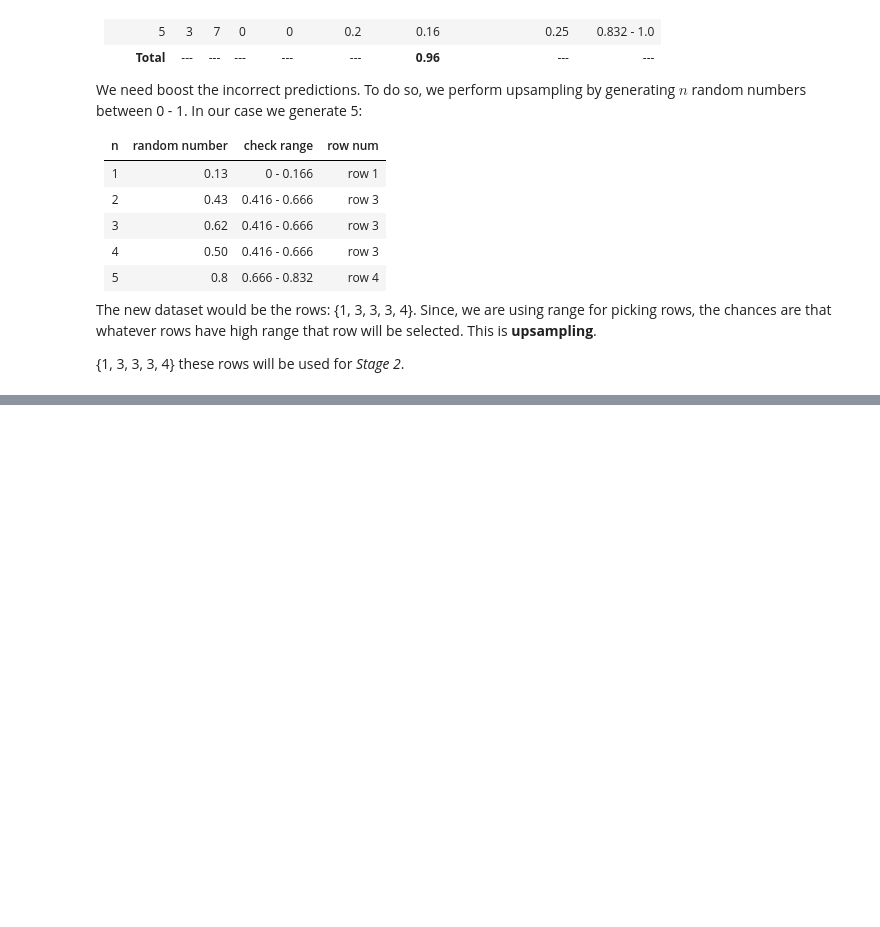
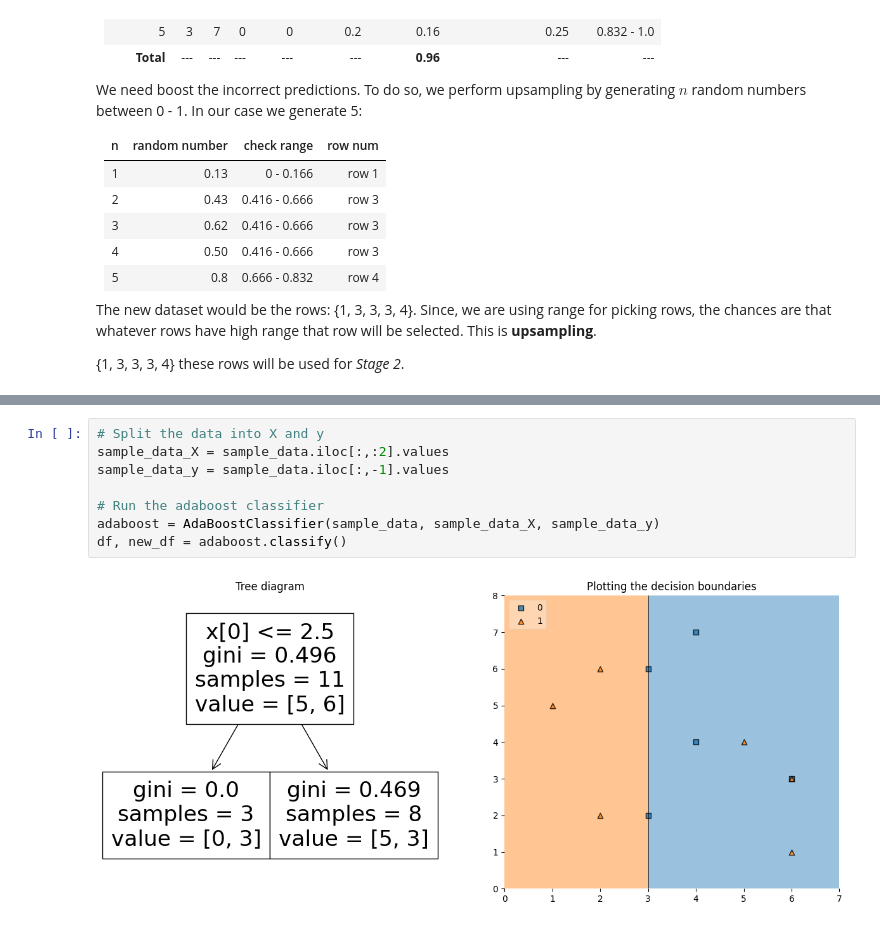
Before and after one commit to krutika-shimpi/MACHINE_LEARNING_MODELS, a Jupyter notebook: 08_EnsembleLearning/ML_ALGO_08_EnsembleLearning.ipynb, the cells around one changed output, grey strips where cells are left out. Cells and saved outputs as stored; diff of their text form; blank space fills up the shorter version.

```diff
--- a/08_EnsembleLearning/ML_ALGO_08_EnsembleLearning.ipynb
+++ b/08_EnsembleLearning/ML_ALGO_08_EnsembleLearning.ipynb
@@ -600,0 +730,10 @@ The new dataset would be the rows: {1, 3, 3, 3, 4}. Since, we are using range fo
+# %%
+# Split the data into X and y
+sample_data_X = sample_data.iloc[:,:2].values
+sample_data_y = sample_data.iloc[:,-1].values
+
+# Run the adaboost classifier
+adaboost = AdaBoostClassifier(sample_data, sample_data_X, sample_data_y)
+df, new_df = adaboost.classify()
+# %% [output]
+[figure, added]
```
Also changed, not shown: parts of 10 cells of this notebook.
